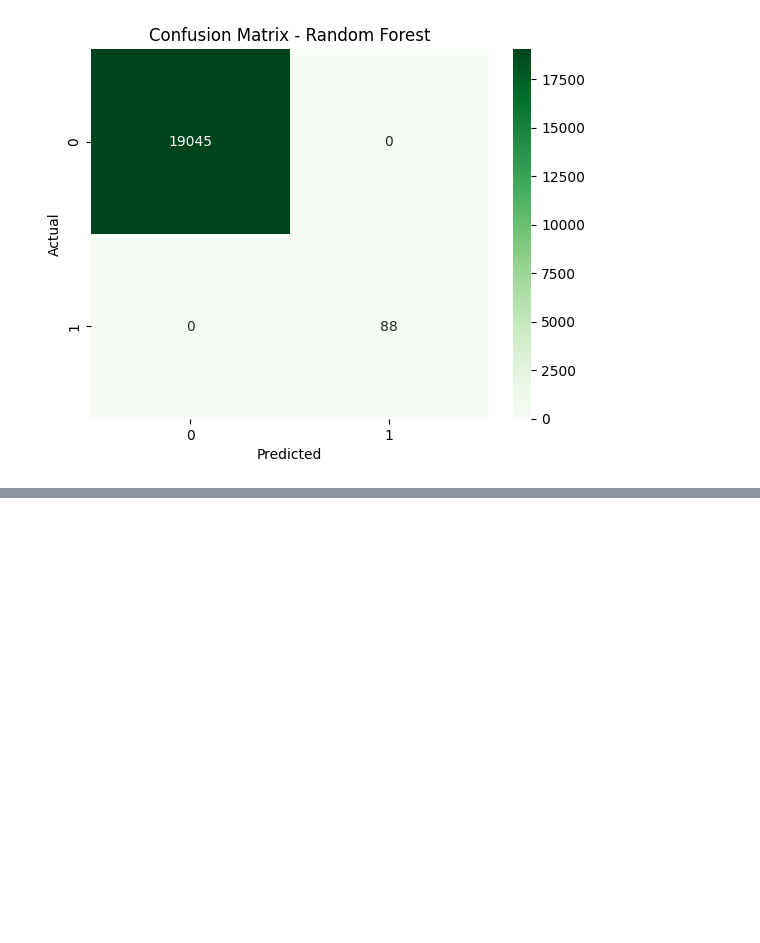
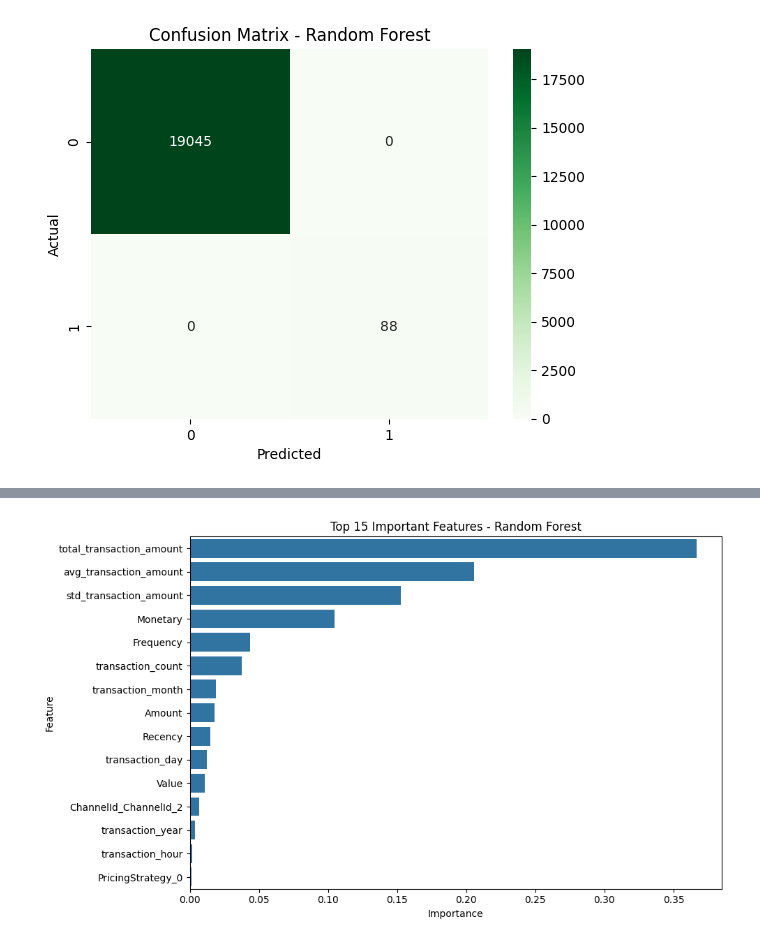
Before and after one commit to Bisrath1/Credit-risk-model, a Jupyter notebook: notebooks/03_model_training.ipynb, the cells around one changed output, grey strips where cells are left out. Cells and saved outputs as stored; diff of their text form; code cells hidden in the pictures; blank space fills up the shorter version.

```diff
--- a/notebooks/03_model_training.ipynb
+++ b/notebooks/03_model_training.ipynb
@@ -122,0 +177,20 @@ weighted avg       1.00      1.00      1.00     19133
+# %%
+import pandas as pd
+import seaborn as sns
+
+# Get feature importances
+importances = rf.feature_importances_
+features = X_train.columns
+importance_df = pd.DataFrame({'Feature': features, 'Importance': importances})
+
+# Sort and visualize
+importance_df = importance_df.sort_values(by='Importance', ascending=False)
+
+# Plot
+plt.figure(figsize=(10, 6))
+sns.barplot(x='Importance', y='Feature', data=importance_df.head(15))
+plt.title('Top 15 Important Features - Random Forest')
+plt.tight_layout()
+plt.show()
+# %% [output]
+[figure, added]
```
Also changed, not shown: parts of 7 cells of this notebook.
